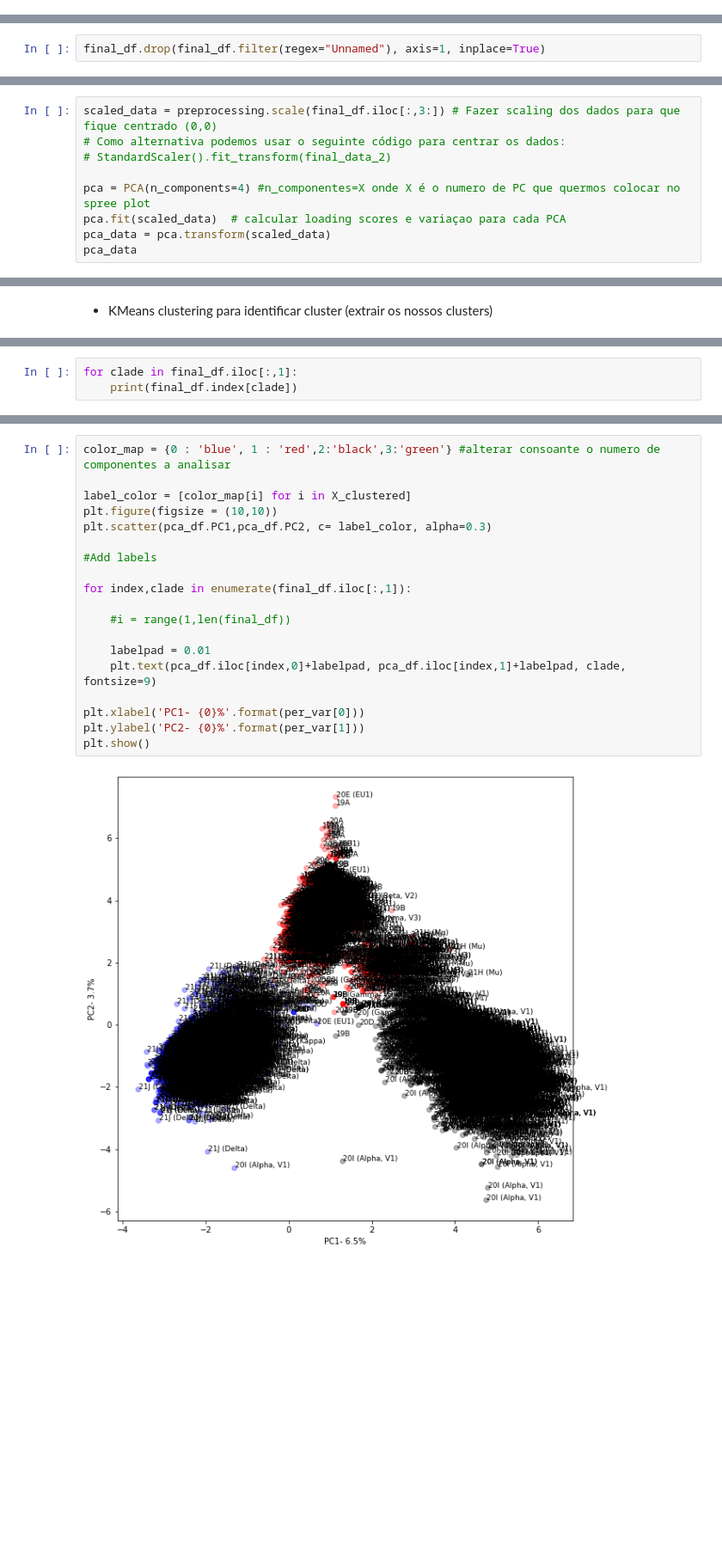
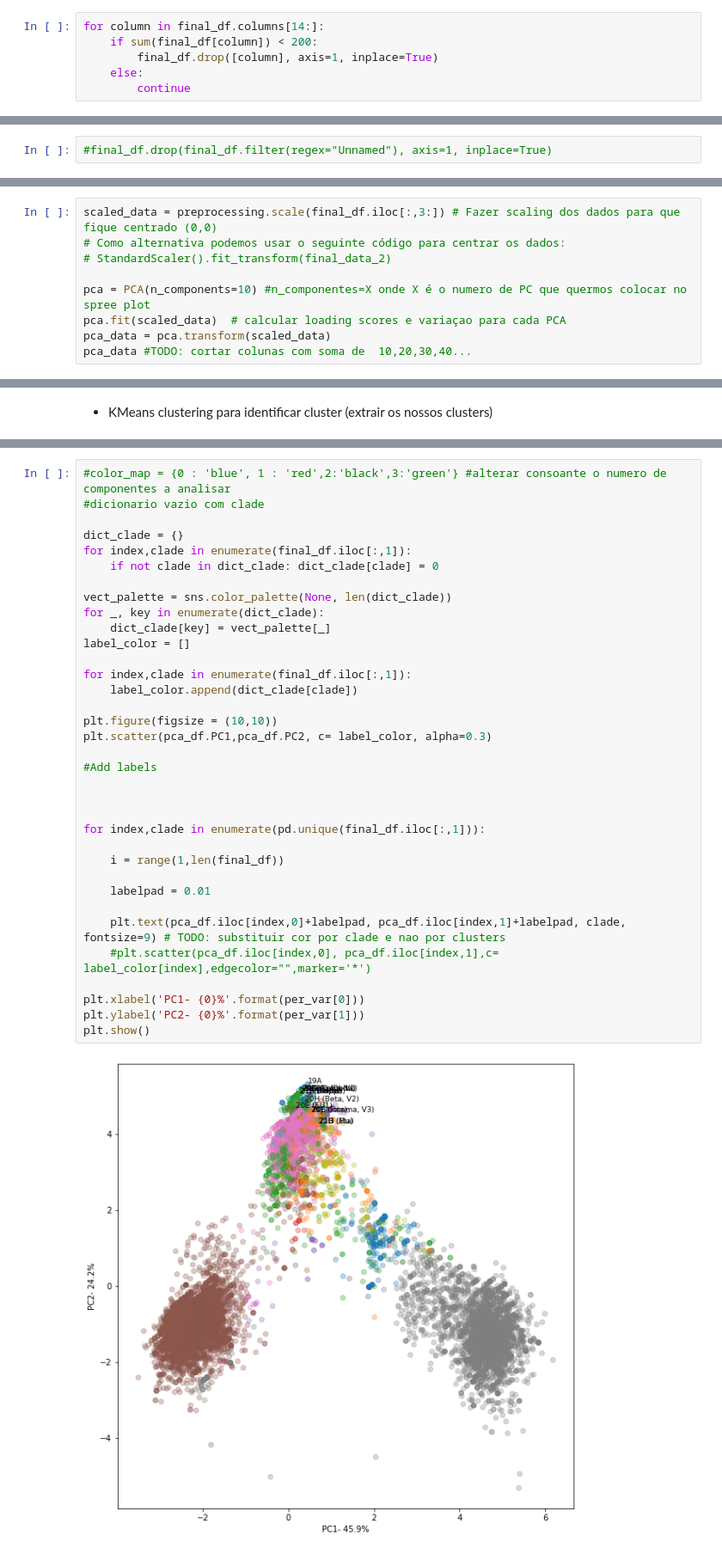
Before and after one commit to Rafael-Silva-Oliveira/FEM, a Jupyter notebook: Python/PCA.ipynb, the cells around one changed output, grey strips where cells are left out. Shown at 86% size. Saved outputs shown, nothing was run; the diff lists cells and outputs as text; blank space fills up the shorter version.

```diff
--- a/Python/PCA.ipynb
+++ b/Python/PCA.ipynb
@@ -27,0 +24,6 @@ final_df.set_index('clade', inplace=True, drop = True)
+# %%
+for column in final_df.columns[14:]:
+	if sum(final_df[column]) < 200:
+		final_df.drop([column], axis=1, inplace=True)
+	else:
+		continue
@@ -44,5 +74,5 @@ final_df
 # %%
-final_df.drop(final_df.filter(regex="Unnamed"), axis=1, inplace=True)
+#final_df.drop(final_df.filter(regex="Unnamed"), axis=1, inplace=True)
 # %% [markdown]
 # PCA
 # %%
@@ -50,8 +80,8 @@ scaled_data = preprocessing.scale(final_df.iloc[:,3:]) # Fazer scaling dos dados
 # Como alternativa podemos usar o seguinte código para centrar os dados:
 # StandardScaler().fit_transform(final_data_2)
 
-pca = PCA(n_components=4) #n_componentes=X onde X é o numero de PC que quermos colocar no spree plot
+pca = PCA(n_components=10) #n_componentes=X onde X é o numero de PC que quermos colocar no spree plot
 pca.fit(scaled_data)  # calcular loading scores e variaçao para cada PCA
 pca_data = pca.transform(scaled_data)
-pca_data
+pca_data #TODO: cortar colunas com soma de 	10,20,30,40...
 # %% [output]
@@ -128,6 +169,3 @@ kmeans = KMeans(n_clusters=3, random_state=0) #como estamos a olhar para 2 PC, o
 
 #Compute cluster centers and predict cluster indices
 X_clustered = kmeans.fit_predict(pca_df)
-# %%
-for clade in final_df.iloc[:,1]:
-	print(final_df.index[clade])
@@ -134,21 +176,37 @@ for clade in final_df.iloc[:,1]:
 # %%
-color_map = {0 : 'blue', 1 : 'red',2:'black',3:'green'} #alterar consoante o numero de componentes a analisar
+#color_map = {0 : 'blue', 1 : 'red',2:'black',3:'green'} #alterar consoante o numero de componentes a analisar
+#dicionario vazio com clade
 
-label_color = [color_map[i] for i in X_clustered]
+dict_clade = {}
+for index,clade in enumerate(final_df.iloc[:,1]):
+	if not clade in dict_clade: dict_clade[clade] = 0
+
+vect_palette = sns.color_palette(None, len(dict_clade))
+for _, key in enumerate(dict_clade):
+	dict_clade[key] = vect_palette[_]
+label_color = []
+
+for index,clade in enumerate(final_df.iloc[:,1]):
+	label_color.append(dict_clade[clade])
+
 plt.figure(figsize = (10,10))
 plt.scatter(pca_df.PC1,pca_df.PC2, c= label_color, alpha=0.3)
 
 #Add labels
 
-for index,clade in enumerate(final_df.iloc[:,1]):
 
-	#i = range(1,len(final_df))
+
+for index,clade in enumerate(pd.unique(final_df.iloc[:,1])):
+
+	i = range(1,len(final_df))
 
 	labelpad = 0.01
-	plt.text(pca_df.iloc[index,0]+labelpad, pca_df.iloc[index,1]+labelpad, clade, fontsize=9)
+
+	plt.text(pca_df.iloc[index,0]+labelpad, pca_df.iloc[index,1]+labelpad, clade, fontsize=9) # TODO: substituir cor por clade e nao por clusters
+	#plt.scatter(pca_df.iloc[index,0], pca_df.iloc[index,1],c= label_color[index],edgecolor="",marker='*')
 
 plt.xlabel('PC1- {0}%'.format(per_var[0]))
 plt.ylabel('PC2- {0}%'.format(per_var[1]))
 plt.show()
 # %% [output]
-[figure, old version]
+[figure, new version]
```
Also changed, not shown: parts of 29 cells of this notebook, 7 other files.
